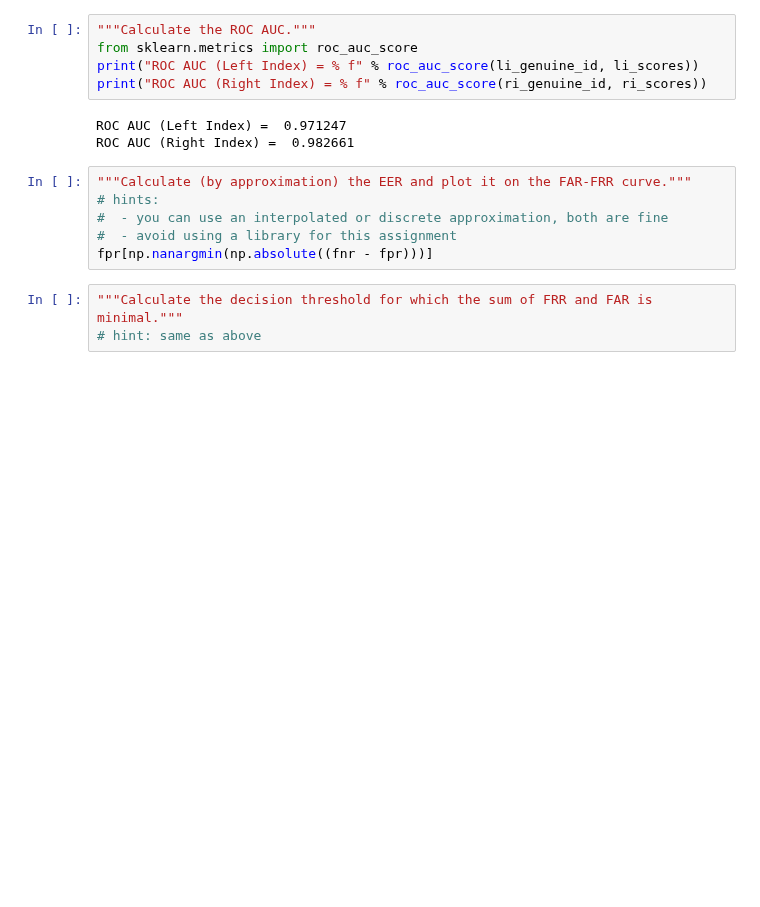
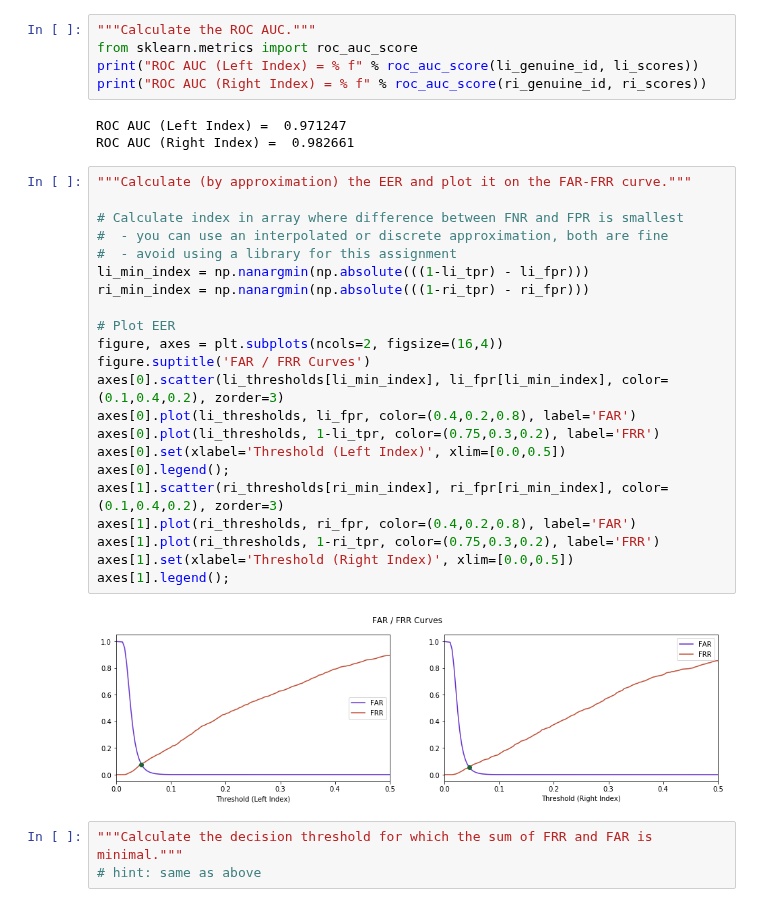
Before and after one commit to BrunoVandekerkhove/biometric-systems, a Jupyter notebook: validating/validating.ipynb, the cells around one changed output. Drawn from its saved outputs; the diff is of its cells as text; blank space fills up the shorter version.

```diff
--- a/validating/validating.ipynb
+++ b/validating/validating.ipynb
@@ -310,12 +318,30 @@ print("ROC AUC (Right Index) = % f" % roc_auc_score(ri_genuine_id, ri_scores))
 # %% [output]
 ROC AUC (Left Index) =  0.971247
 ROC AUC (Right Index) =  0.982661
-# %%
-"""Calculate (by approximation) the EER and plot it on the FAR-FRR curve."""
-# hints:
-#  - you can use an interpolated or discrete approximation, both are fine
-#  - avoid using a library for this assignment
-fpr[np.nanargmin(np.absolute((fnr - fpr)))]
+# %%
+"""Calculate (by approximation) the EER and plot it on the FAR-FRR curve."""
+
+# Calculate index in array where difference between FNR and FPR is smallest
+#  - you can use an interpolated or discrete approximation, both are fine
+#  - avoid using a library for this assignment
+li_min_index = np.nanargmin(np.absolute(((1-li_tpr) - li_fpr)))
+ri_min_index = np.nanargmin(np.absolute(((1-ri_tpr) - ri_fpr)))
+
+# Plot EER
+figure, axes = plt.subplots(ncols=2, figsize=(16,4))
+figure.suptitle('FAR / FRR Curves')
+axes[0].scatter(li_thresholds[li_min_index], li_fpr[li_min_index], color=(0.1,0.4,0.2), zorder=3)
+axes[0].plot(li_thresholds, li_fpr, color=(0.4,0.2,0.8), label='FAR')
+axes[0].plot(li_thresholds, 1-li_tpr, color=(0.75,0.3,0.2), label='FRR')
+axes[0].set(xlabel='Threshold (Left Index)', xlim=[0.0,0.5])
+axes[0].legend();
+axes[1].scatter(ri_thresholds[ri_min_index], ri_fpr[ri_min_index], color=(0.1,0.4,0.2), zorder=3)
+axes[1].plot(ri_thresholds, ri_fpr, color=(0.4,0.2,0.8), label='FAR')
+axes[1].plot(ri_thresholds, 1-ri_tpr, color=(0.75,0.3,0.2), label='FRR')
+axes[1].set(xlabel='Threshold (Right Index)', xlim=[0.0,0.5])
+axes[1].legend();
+# %% [output]
+[figure, added]
 # %%
 """Calculate the decision threshold for which the sum of FRR and FAR is minimal."""
 # hint: same as above
```
Also changed, not shown: parts of 5 cells of this notebook.
